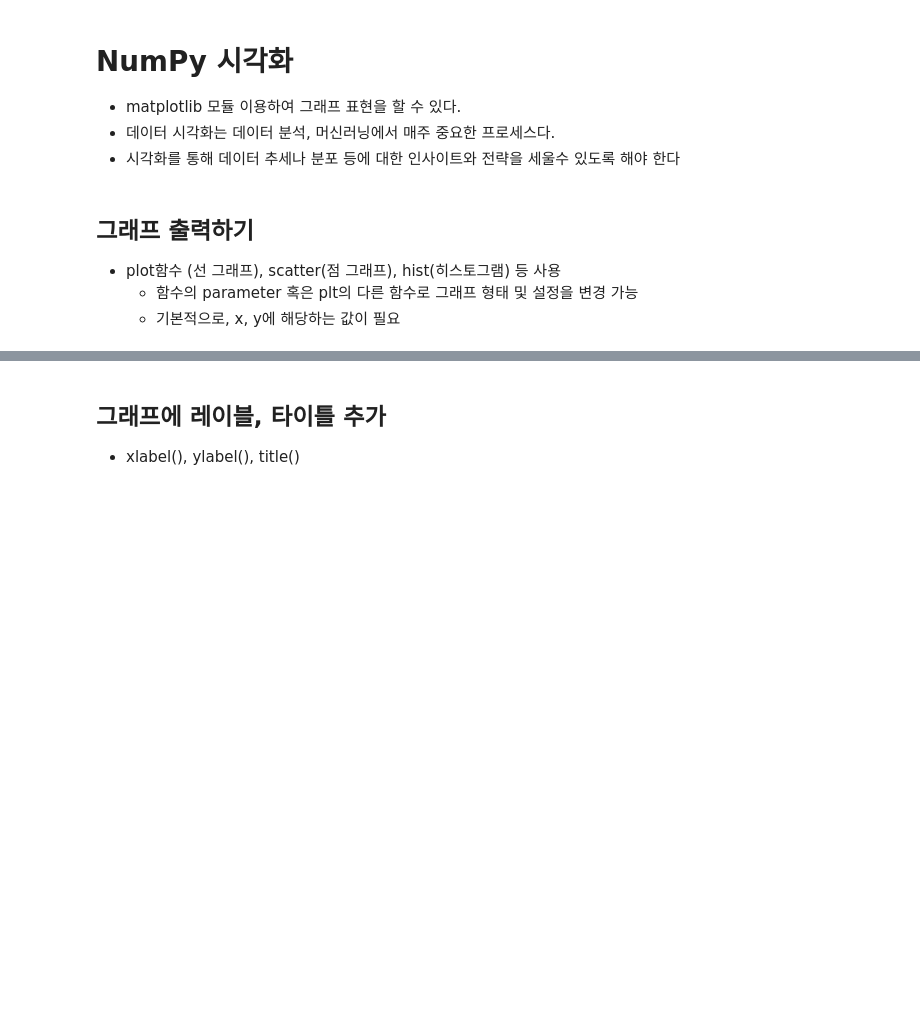
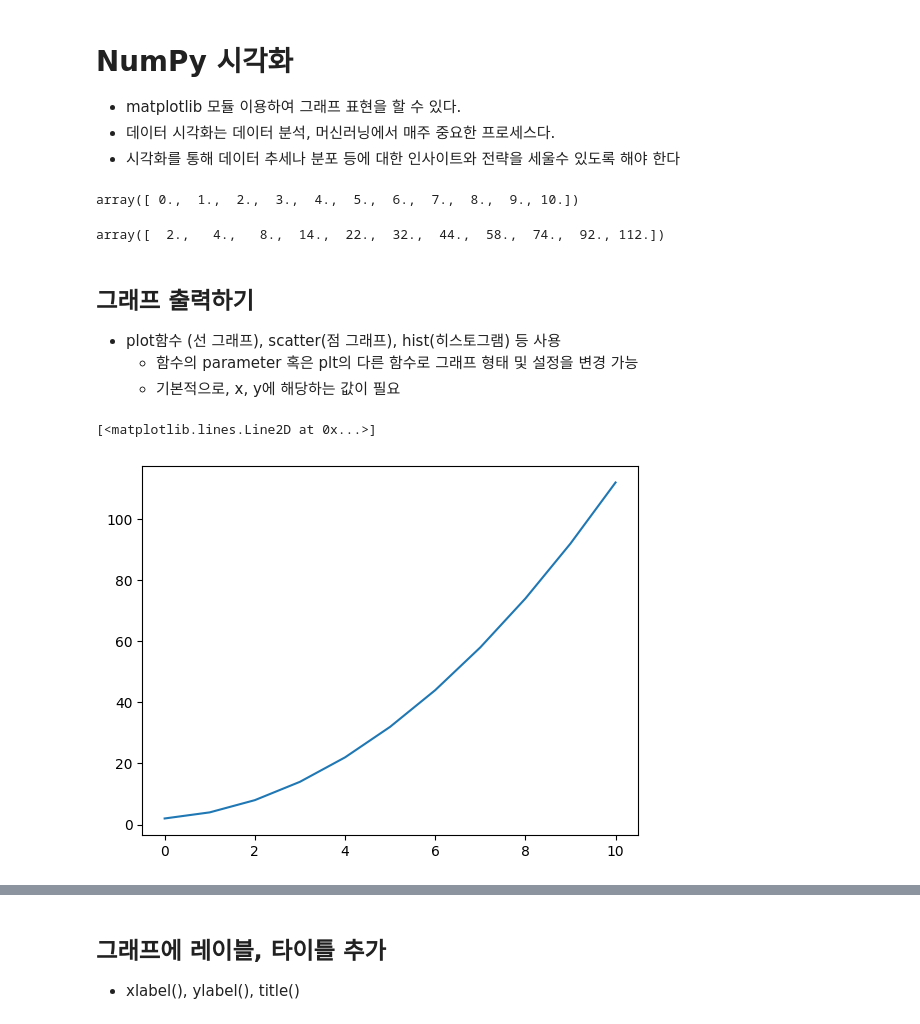
Before and after one commit to taejong12/itbank_DataAnalysis, a Jupyter notebook: itbank_DataAnalysis/4_NumPy/9_NumPy 시각화.ipynb, the cells around one changed output, grey strips where cells are left out. Drawn from its saved outputs; the diff is of its cells as text; code cells hidden in the pictures; blank space fills up the shorter version.

```diff
--- a/itbank_DataAnalysis/4_NumPy/9_NumPy 시각화.ipynb
+++ b/itbank_DataAnalysis/4_NumPy/9_NumPy 시각화.ipynb
@@ -6,5 +9,20 @@
+# %%
+x = np.linspace(0,10,11)
+x
+# %% [output]
+array([ 0.,  1.,  2.,  3.,  4.,  5.,  6.,  7.,  8.,  9., 10.])
+# %%
+y = x ** 2 + x + 2
+y
+# %% [output]
+array([  2.,   4.,   8.,  14.,  22.,  32.,  44.,  58.,  74.,  92., 112.])
 # %% [markdown]
 ## 그래프 출력하기
  - plot함수 (선 그래프), scatter(점 그래프), hist(히스토그램) 등 사용
    - 함수의 parameter 혹은 plt의 다른 함수로 그래프 형태 및 설정을 변경 가능
    - 기본적으로, x, y에 해당하는 값이 필요
+# %%
+plt.plot(x, y)
+# %% [output]
+[<matplotlib.lines.Line2D at 0x...>]
+[figure, added]
```
Also changed, not shown: parts of 22 cells of this notebook, 2 other files.
